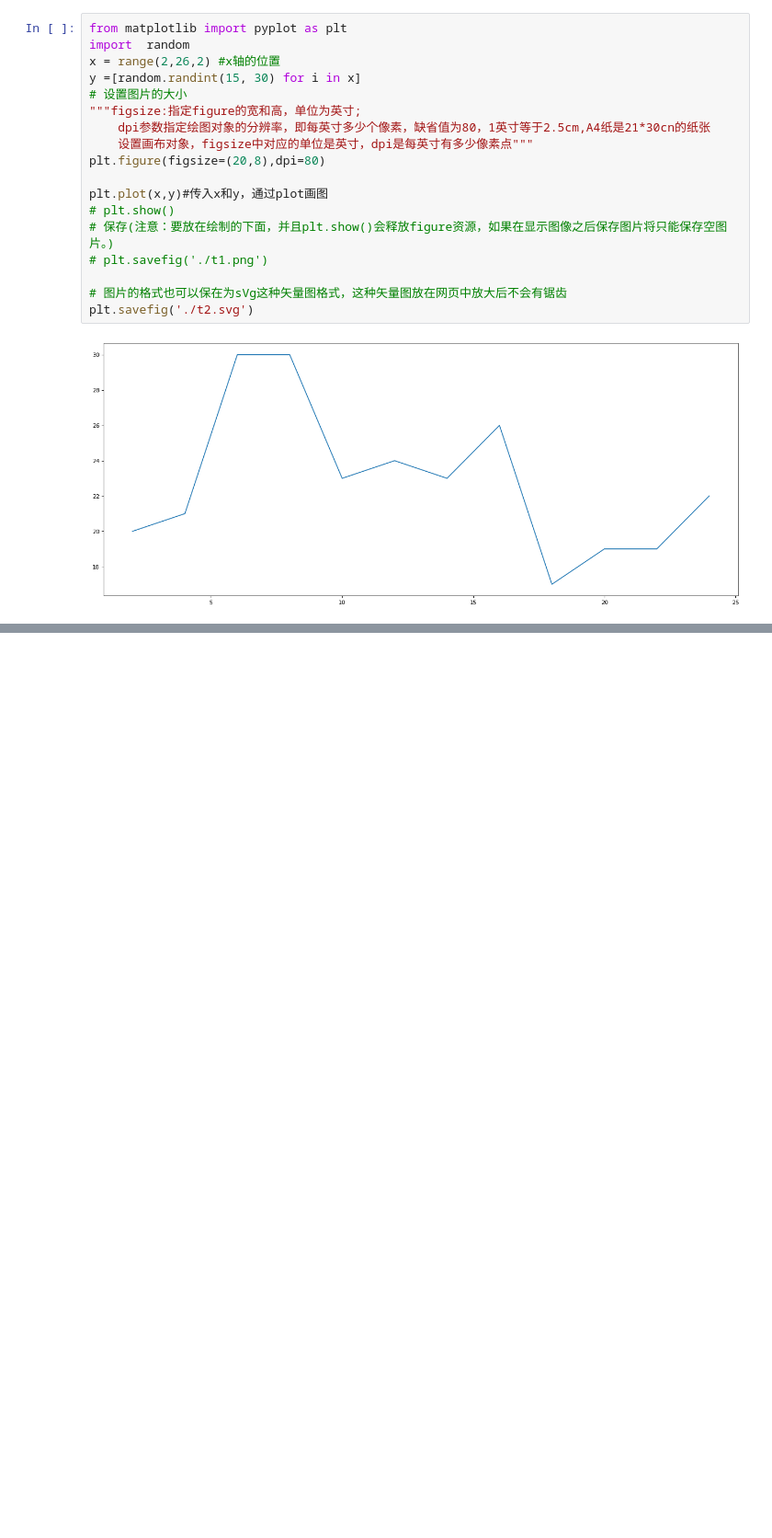
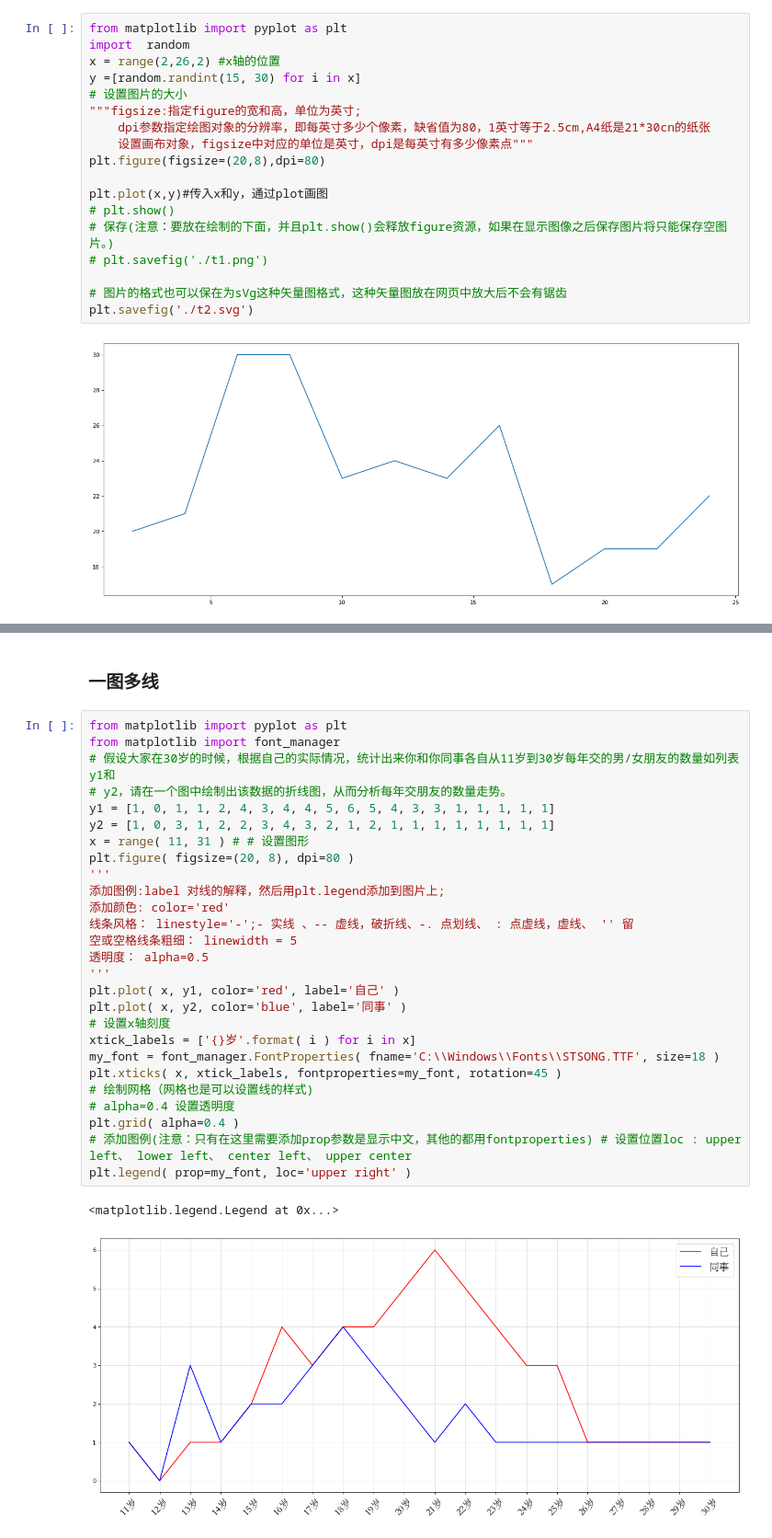
Before and after one commit to yanyusiyunshen/Data-Analysis, a Jupyter notebook: code/matplotlib.ipynb, the cells around one changed output, grey strips where cells are left out. Shown at 92% size. Cells and saved outputs as stored; diff of their text form; blank space fills up the shorter version.

```diff
--- a/code/matplotlib.ipynb
+++ b/code/matplotlib.ipynb
@@ -62,0 +112,32 @@ plt.savefig('./t2.svg')
+# %% [markdown]
+### 一图多线
+# %%
+from matplotlib import pyplot as plt
+from matplotlib import font_manager
+# 假设大家在30岁的时候，根据自己的实际情况，统计出来你和你同事各自从11岁到30岁每年交的男/女朋友的数量如列表y1和
+# y2，请在一个图中绘制出该数据的折线图，从而分析每年交朋友的数量走势。
+y1 = [1, 0, 1, 1, 2, 4, 3, 4, 4, 5, 6, 5, 4, 3, 3, 1, 1, 1, 1, 1]
+y2 = [1, 0, 3, 1, 2, 2, 3, 4, 3, 2, 1, 2, 1, 1, 1, 1, 1, 1, 1, 1]
+x = range( 11, 31 ) # # 设置图形
+plt.figure( figsize=(20, 8), dpi=80 )
+'''
+添加图例:label 对线的解释，然后用plt.legend添加到图片上;
+添加颜色: color='red'
+线条风格： linestyle='-';- 实线 、-- 虚线，破折线、-. 点划线、 : 点虚线，虚线、 '' 留
+空或空格线条粗细： linewidth = 5
+透明度： alpha=0.5
+'''
+plt.plot( x, y1, color='red', label='自己' )
+plt.plot( x, y2, color='blue', label='同事' )
+# 设置x轴刻度
+xtick_labels = ['{}岁'.format( i ) for i in x]
+my_font = font_manager.FontProperties( fname='C:\\Windows\\Fonts\\STSONG.TTF', size=18 )
+plt.xticks( x, xtick_labels, fontproperties=my_font, rotation=45 )
+# 绘制网格（网格也是可以设置线的样式)
+# alpha=0.4 设置透明度
+plt.grid( alpha=0.4 )
+# 添加图例(注意：只有在这里需要添加prop参数是显示中文，其他的都用fontproperties) # 设置位置loc : upper left、 lower left、 center left、 upper center
+plt.legend( prop=my_font, loc='upper right' )
+# %% [output]
+<matplotlib.legend.Legend at 0x...>
+[figure, added]
```
Also changed, not shown: parts of 14 cells of this notebook.
